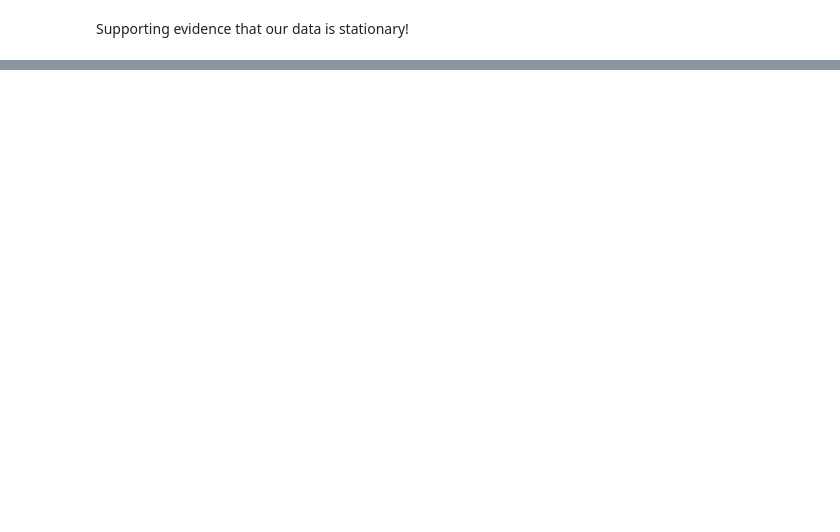
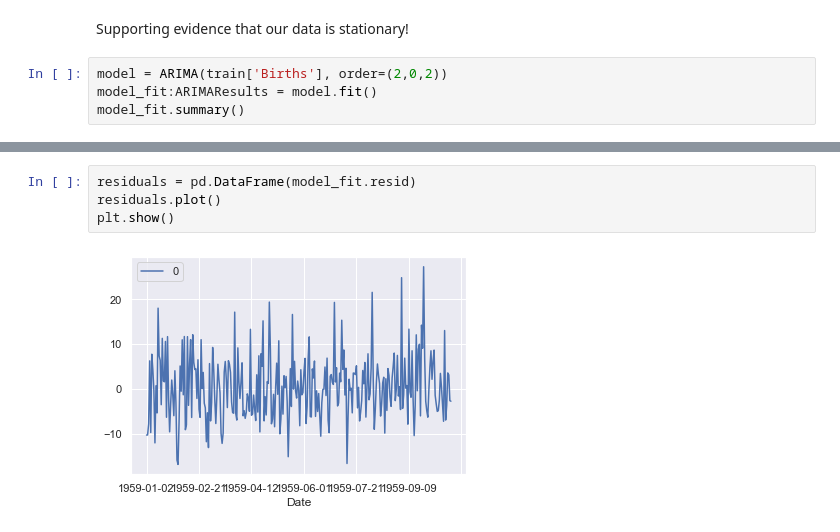
Before and after one commit to frostcow0/python-projects, a Jupyter notebook: ml/exercises/machinelearningmastery/time_series_forecasting/time_series_mini_course.ipynb, the cells around one changed output, grey strips where cells are left out. Cells and saved outputs as stored; diff of their text form; blank space fills up the shorter version.

```diff
--- a/ml/exercises/machinelearningmastery/time_series_forecasting/time_series_mini_course.ipynb
+++ b/ml/exercises/machinelearningmastery/time_series_forecasting/time_series_mini_course.ipynb
@@ -256,2 +201,6 @@ Hurst exponent with 20 lags: 0.022
 # %% [markdown]
 Supporting evidence that our data is stationary!
+# %%
+model = ARIMA(train['Births'], order=(2,0,2))
+model_fit:ARIMAResults = model.fit()
+model_fit.summary()
@@ -257,0 +229,6 @@ Supporting evidence that our data is stationary!
+# %%
+residuals = pd.DataFrame(model_fit.resid)
+residuals.plot()
+plt.show()
+# %% [output]
+[figure, added]
```
Also changed, not shown: parts of 22 cells of this notebook.
